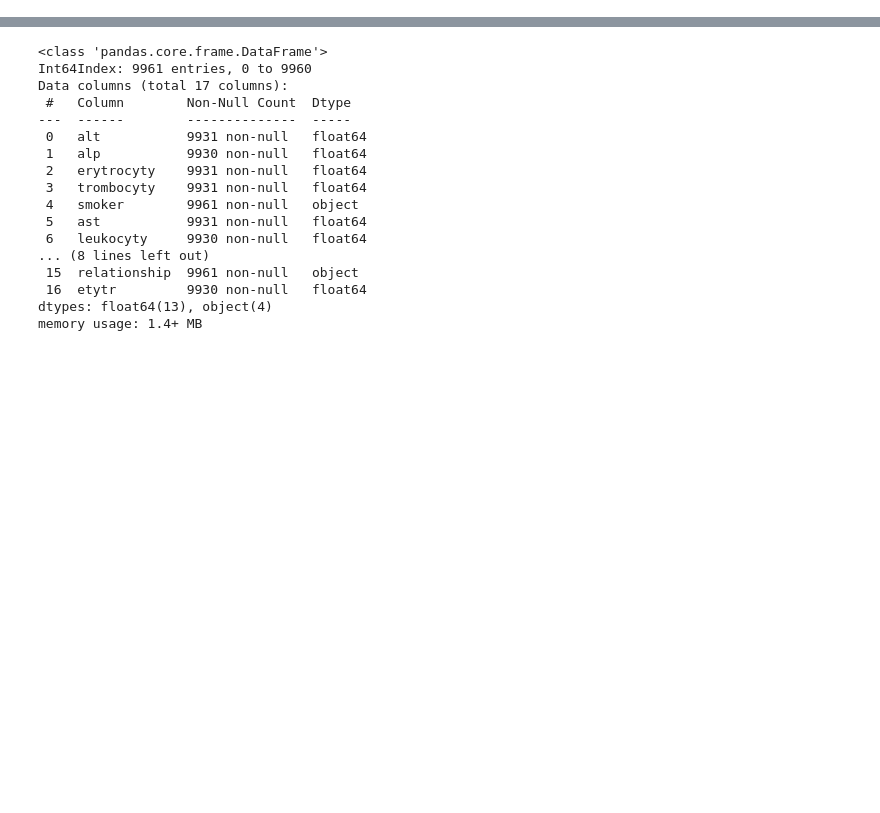
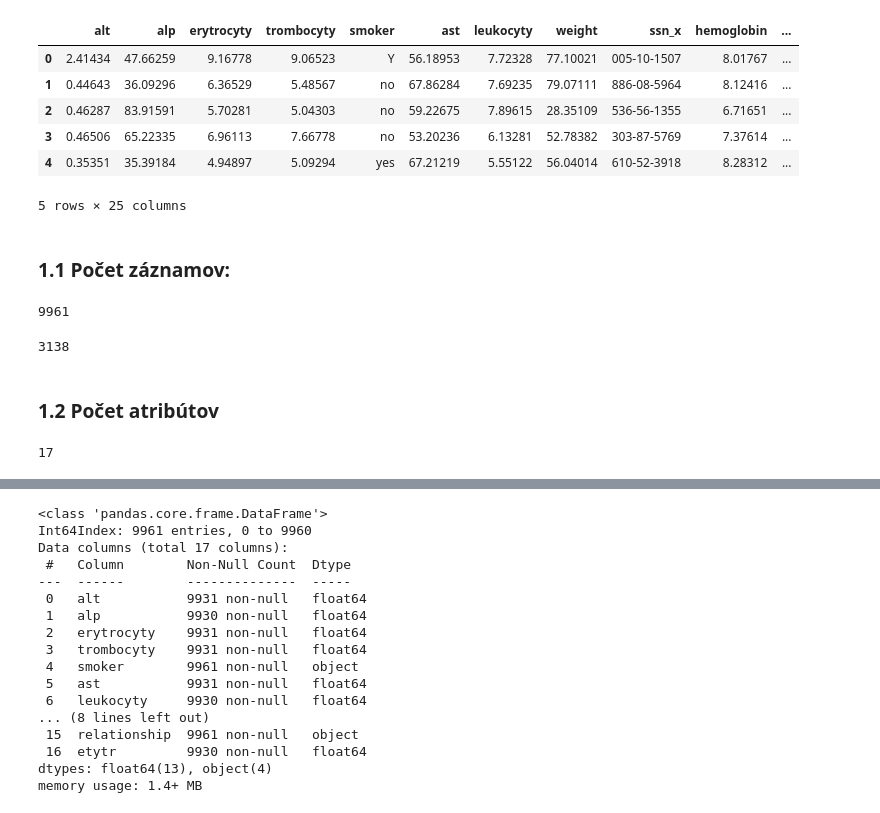
Before and after one commit to Kurky/IAU-projekt, a Jupyter notebook: IAU-projekt.ipynb, the cells around one changed output, grey strips where cells are left out. Saved outputs shown, nothing was run; the diff lists cells and outputs as text; code cells hidden in the pictures; blank space fills up the shorter version.

Commit message:
cleaning data

```diff
--- a/IAU-projekt.ipynb
+++ b/IAU-projekt.ipynb
@@ -51,0 +38,27 @@ labor.describe(include='all')
+# %%
+merged_data = labor.merge(profiles, on='name', how='left')
+merged_data.head()
+# %% [output]
+|  | alt | alp | erytrocyty | trombocyty | smoker | ast | leukocyty | weight | ssn_x | hemoglobin | ... |
+| 0 | 2.41434 | 47.66259 | 9.16778 | 9.06523 | Y | 56.18953 | 7.72328 | 77.10021 | 005-10-1507 | 8.01767 | ... |
+| 1 | 0.44643 | 36.09296 | 6.36529 | 5.48567 | no | 67.86284 | 7.69235 | 79.07111 | 886-08-5964 | 8.12416 | ... |
+| 2 | 0.46287 | 83.91591 | 5.70281 | 5.04303 | no | 59.22675 | 7.89615 | 28.35109 | 536-56-1355 | 6.71651 | ... |
+| 3 | 0.46506 | 65.22335 | 6.96113 | 7.66778 | no | 53.20236 | 6.13281 | 52.78382 | 303-87-5769 | 7.37614 | ... |
+| 4 | 0.35351 | 35.39184 | 4.94897 | 5.09294 | yes | 67.21219 | 5.55122 | 56.04014 | 610-52-3918 | 8.28312 | ... |
+5 rows × 25 columns
+# %% [markdown]
+### 1.1 Počet záznamov:
+# %%
+print(len(labor.index))
+# %% [output]
+9961
+# %%
+print(len(profiles.index))
+# %% [output]
+3138
+# %% [markdown]
+### 1.2 Počet atribútov
+# %%
+print(len(labor.columns))
+# %% [output]
+17
```
Also changed, not shown: parts of 31 cells of this notebook.
